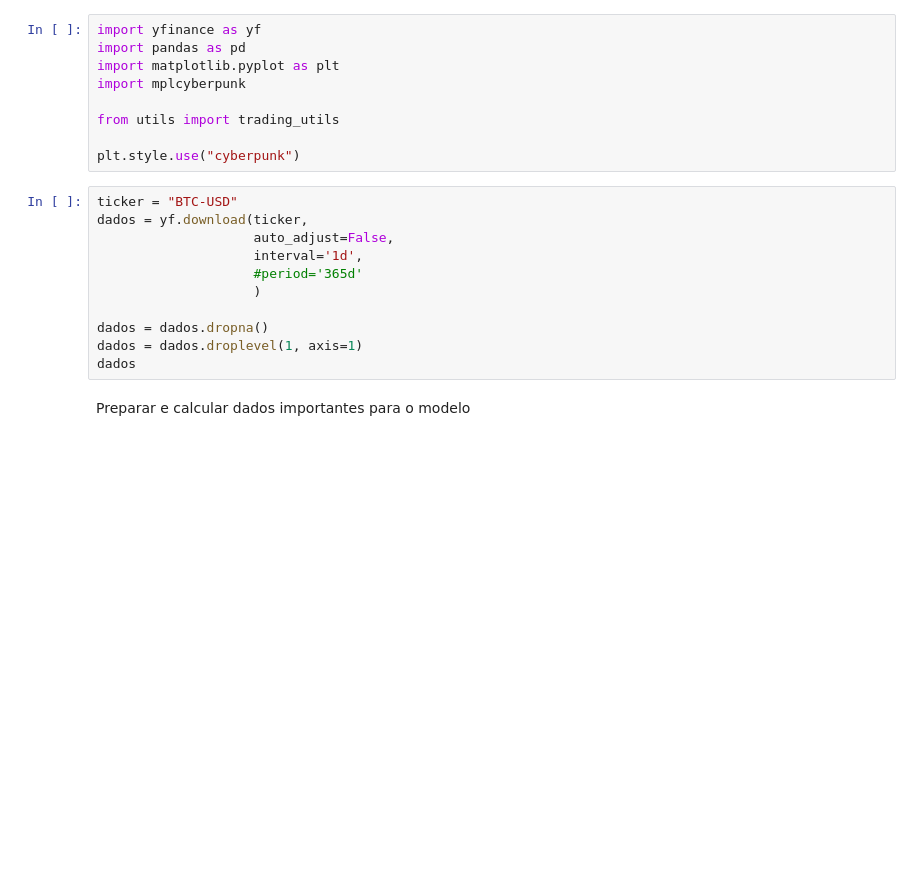
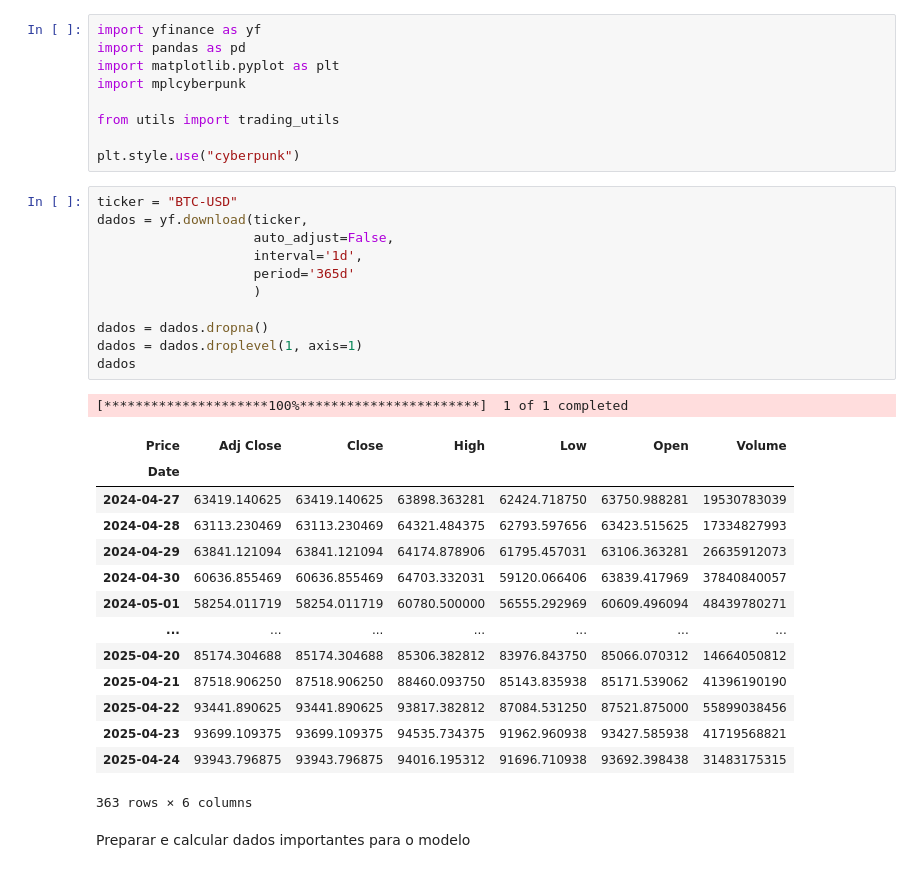
Before and after one commit to andre0787/btc-analytics, a Jupyter notebook: scripts/extract.ipynb, the cells around one changed output. Saved outputs shown, nothing was run; the diff lists cells and outputs as text; blank space fills up the shorter version.

```diff
--- a/scripts/extract.ipynb
+++ b/scripts/extract.ipynb
@@ -10,14 +10,30 @@ plt.style.use("cyberpunk")
 # %%
 ticker = "BTC-USD"
 dados = yf.download(ticker,
                     auto_adjust=False,
                     interval='1d',
-                    #period='365d'
+                    period='365d'
                     )
 
 dados = dados.dropna()
 dados = dados.droplevel(1, axis=1)
 dados
+# %% [output]
+[*********************100%***********************]  1 of 1 completed
+| Price | Adj Close | Close | High | Low | Open | Volume |
+| Date |  |  |  |  |  |  |
+| 2024-04-27 | 63419.140625 | 63419.140625 | 63898.363281 | 62424.718750 | 63750.988281 | 19530783039 |
+| 2024-04-28 | 63113.230469 | 63113.230469 | 64321.484375 | 62793.597656 | 63423.515625 | 17334827993 |
+| 2024-04-29 | 63841.121094 | 63841.121094 | 64174.878906 | 61795.457031 | 63106.363281 | 26635912073 |
+| 2024-04-30 | 60636.855469 | 60636.855469 | 64703.332031 | 59120.066406 | 63839.417969 | 37840840057 |
+| 2024-05-01 | 58254.011719 | 58254.011719 | 60780.500000 | 56555.292969 | 60609.496094 | 48439780271 |
+| ... | ... | ... | ... | ... | ... | ... |
+| 2025-04-20 | 85174.304688 | 85174.304688 | 85306.382812 | 83976.843750 | 85066.070312 | 14664050812 |
+| 2025-04-21 | 87518.906250 | 87518.906250 | 88460.093750 | 85143.835938 | 85171.539062 | 41396190190 |
+| 2025-04-22 | 93441.890625 | 93441.890625 | 93817.382812 | 87084.531250 | 87521.875000 | 55899038456 |
+| 2025-04-23 | 93699.109375 | 93699.109375 | 94535.734375 | 91962.960938 | 93427.585938 | 41719568821 |
+| 2025-04-24 | 93943.796875 | 93943.796875 | 94016.195312 | 91696.710938 | 93692.398438 | 31483175315 |
+363 rows × 6 columns
 # %% [markdown]
 Preparar e calcular dados importantes para o modelo
 # %%
```
Also changed, not shown: parts of 6 cells of this notebook, 5 other files.
